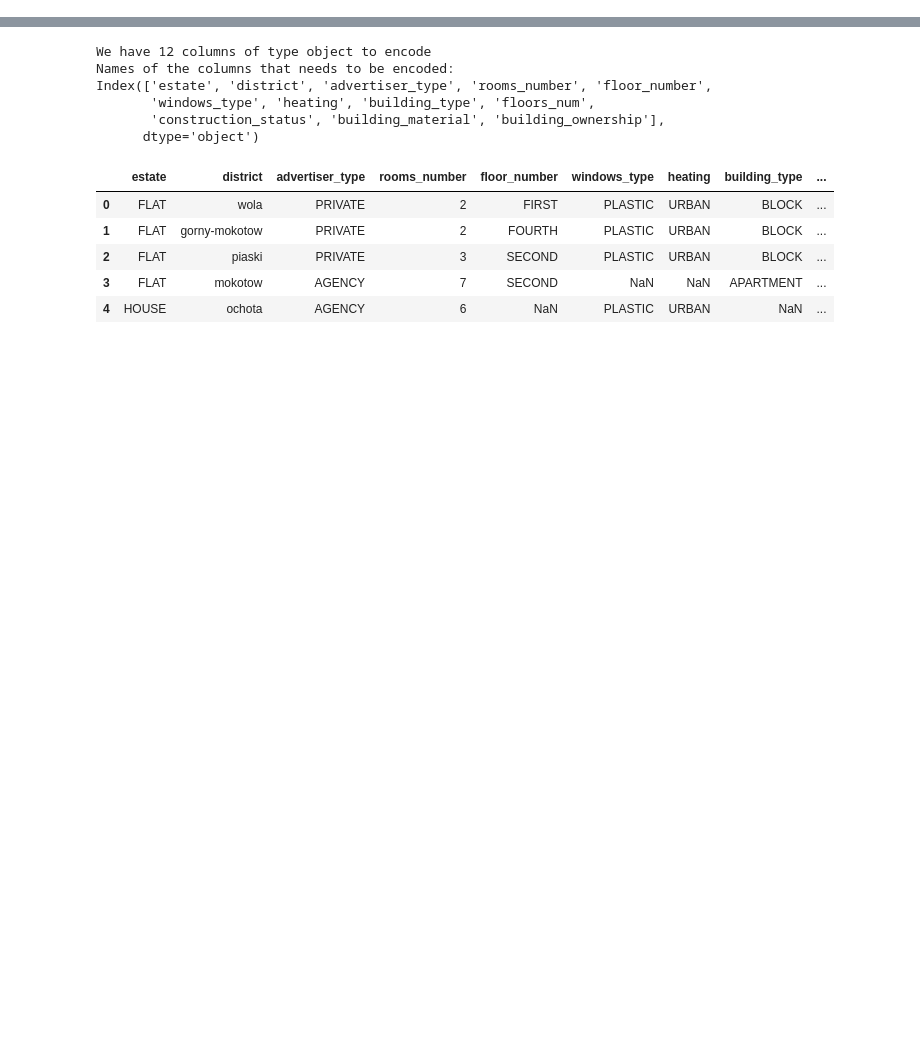
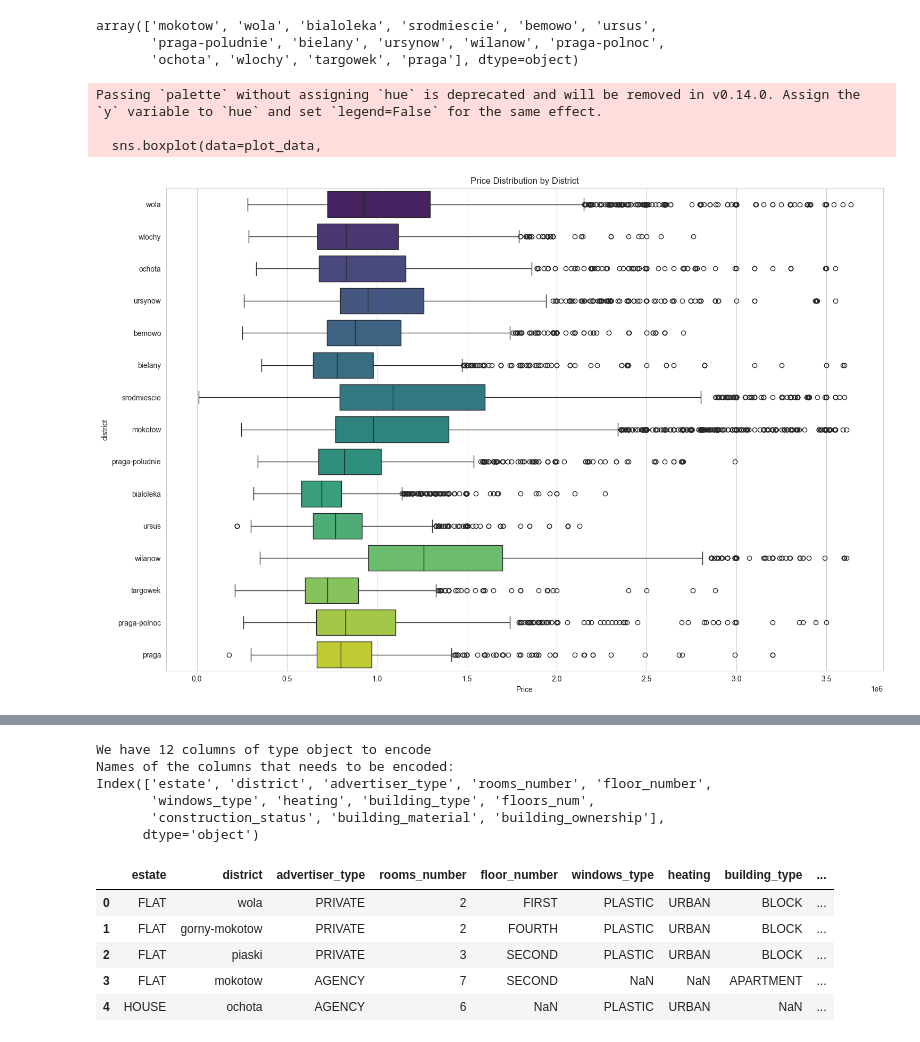
Before and after one commit to scarcamo/ml2-project, a Jupyter notebook: regression.ipynb, the cells around one changed output, grey strips where cells are left out. Saved outputs shown, nothing was run; the diff lists cells and outputs as text; code cells hidden in the pictures; blank space fills up the shorter version.

```diff
--- a/regression.ipynb
+++ b/regression.ipynb
@@ -46,0 +110,33 @@ df['price_per_m2'].plot.box()
+# %%
+distrincts = df['district'].value_counts()
+top_districts = distrincts[distrincts>100][:15].index.values
+# %% [output]
+array(['mokotow', 'wola', 'bialoleka', 'srodmiescie', 'bemowo', 'ursus',
+       'praga-poludnie', 'bielany', 'ursynow', 'wilanow', 'praga-polnoc',
+       'ochota', 'wlochy', 'targowek', 'praga'], dtype=object)
+# %%
+plot_data = df[df['district'].isin(top_districts)].copy()
+
+# Set up the plotting style
+sns.set_style("whitegrid")
+#plt.style.use('seaborn')
+
+# Create a figure with subplots
+fig = plt.figure(figsize=(15, 10))
+
+
+sns.boxplot(data=plot_data,
+            x='price',
+            y='district',
+            orient='h',
+            palette='viridis')
+plt.title('Price Distribution by District')
+plt.xlabel('Price')
+
+# Adjust layout
+plt.tight_layout()
+# %% [output]
+Passing `palette` without assigning `hue` is deprecated and will be removed in v0.14.0. Assign the `y` variable to `hue` and set `legend=False` for the same effect.
+
+  sns.boxplot(data=plot_data,
+[figure, added]
```
Also changed, not shown: parts of 28 cells of this notebook, 1 other file.
